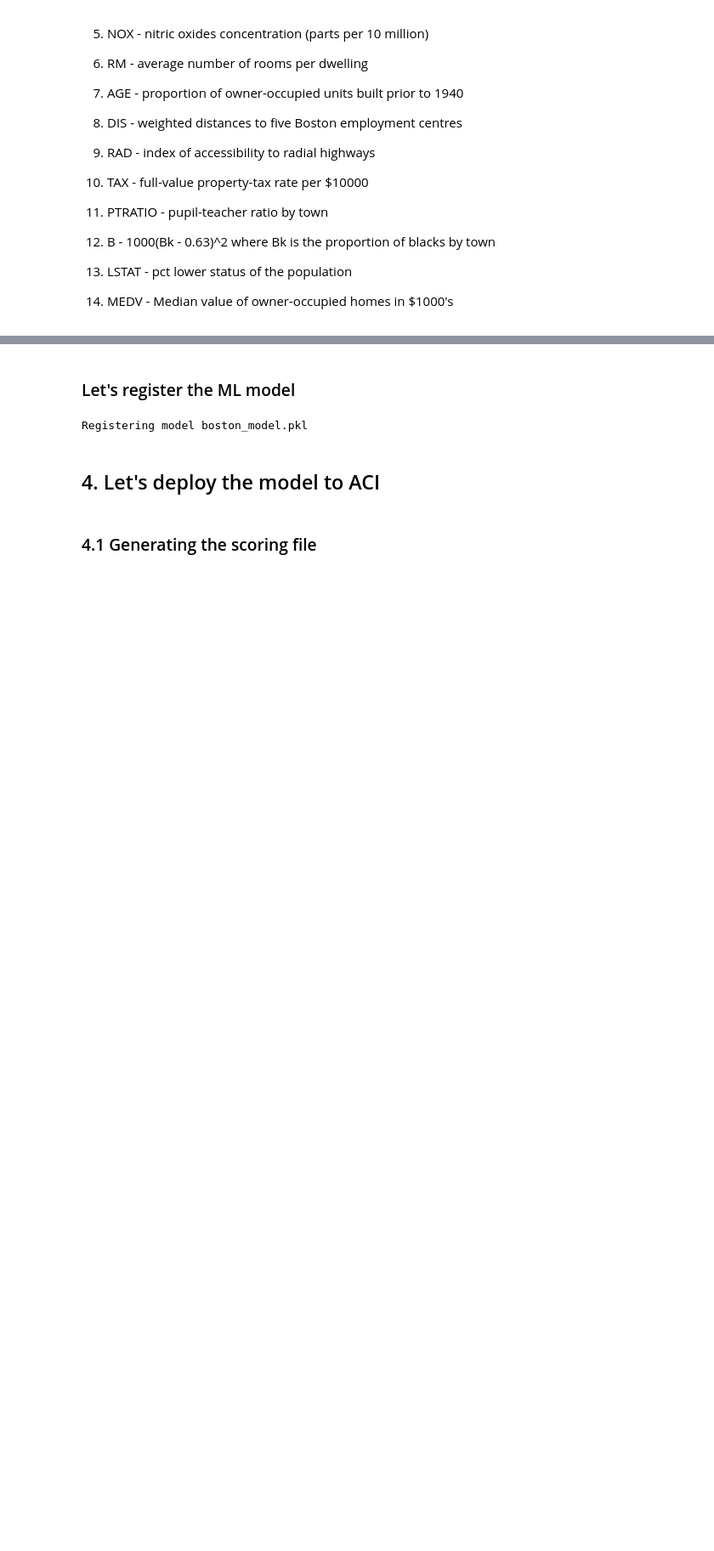
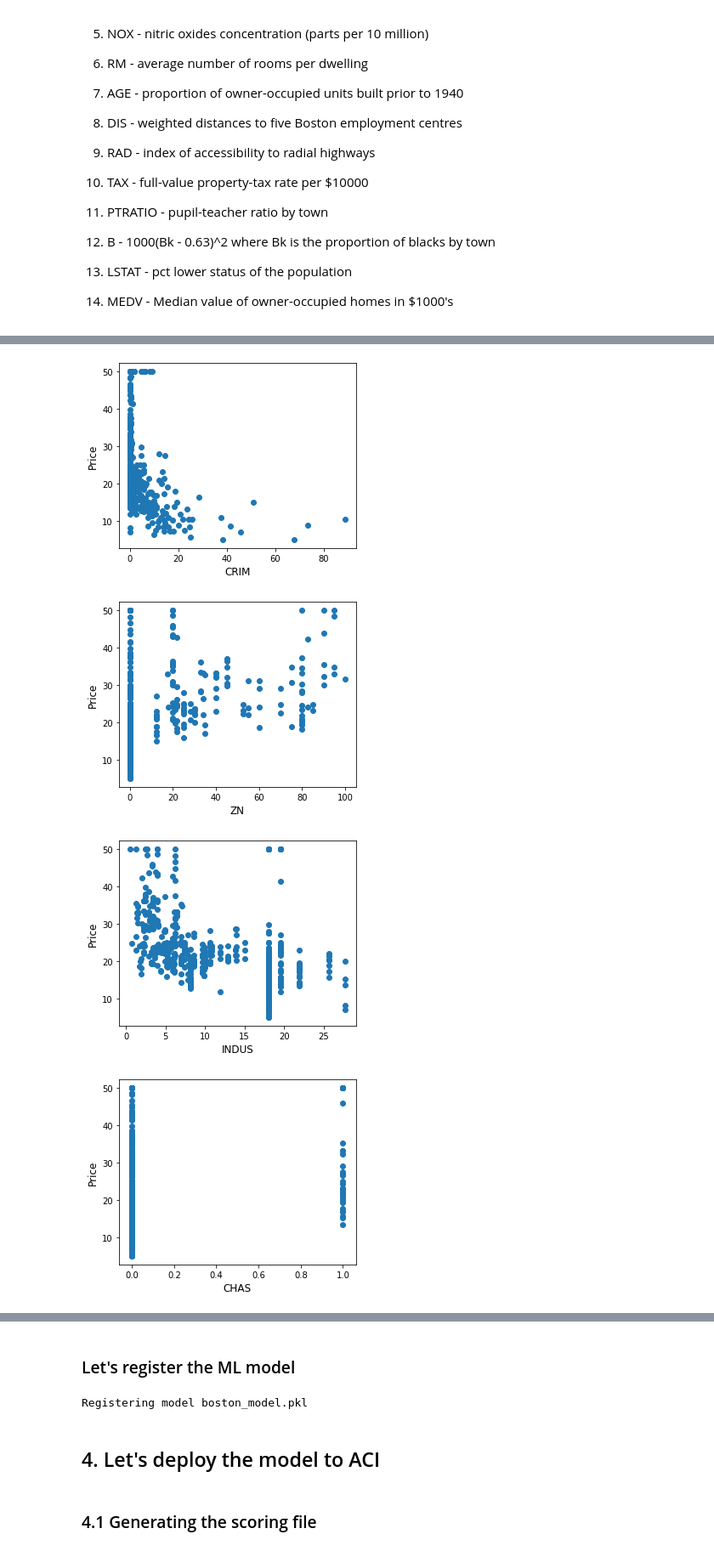
Before and after one commit to retkowsky/AzureML_Excel, a Jupyter notebook: Boston ML ACI.ipynb, the cells around one changed output, grey strips where cells are left out. Shown: that part at 85% size. Drawn from its saved outputs; the diff is of its cells as text; code cells hidden in the pictures; blank space fills up the shorter version.

```diff
--- a/Boston ML ACI.ipynb
+++ b/Boston ML ACI.ipynb
@@ -95,0 +145,12 @@ bos['PRICE'] = boston.target
+# %%
+for index, feature_name in enumerate(boston.feature_names):
+    plt.figure(figsize=(5, 4))
+    plt.scatter(boston.data[:, index], boston.target)
+    plt.ylabel('Price', size=12)
+    plt.xlabel(feature_name, size=12)
+    plt.show()
+# %% [output]
+[figure, added]
+[figure, added]
+[figure, added]
+[figure, added]
```
Also changed, not shown: parts of 31 cells of this notebook, 1 other file.
